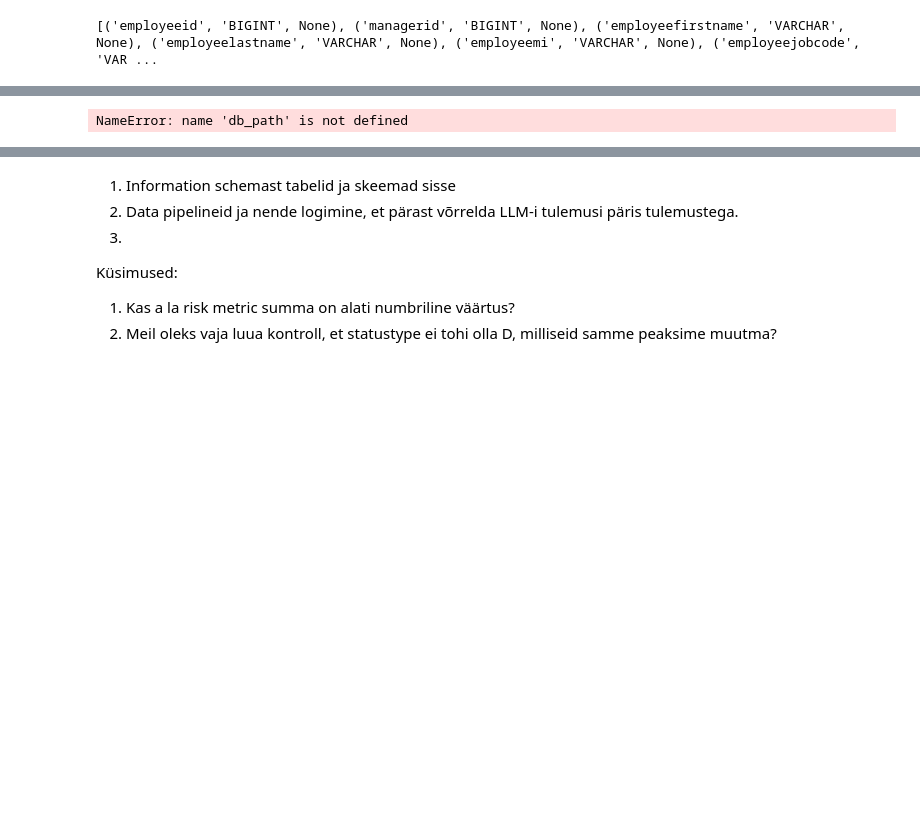
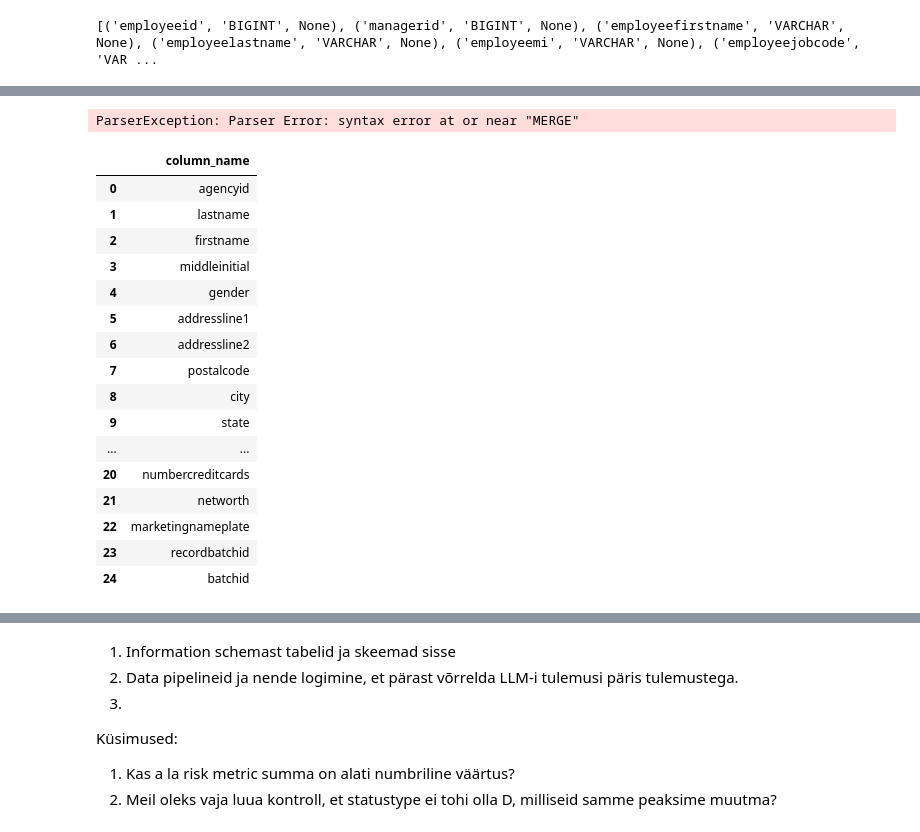
Before and after one commit to flipenstain/gov-rag, a Jupyter notebook: duck_db_step_by_step.ipynb, the cells around one changed output, grey strips where cells are left out. Saved outputs shown, nothing was run; the diff lists cells and outputs as text; code cells hidden in the pictures; blank space fills up the shorter version.

```diff
--- a/duck_db_step_by_step.ipynb
+++ b/duck_db_step_by_step.ipynb
@@ -312,6 +585,74 @@ con.close()
+# %%
+## täpselt ei tea, mille järgi tuvastada ridu - st kas agency_id, firstname_lastname piisab
+con.sql("""
+MERGE INTO wh_db_stage.ProspectIncremental AS p
+USING temp_propect_marketingnameplate AS tp
+ON p.agencyid = tp.agencyid
+   AND p.lastname = tp.lastname
+   AND p.firstname = tp.firstname
+
+WHEN MATCHED THEN
+    UPDATE SET
+        p.middleinitial = tp.middleinitial,
+        p.gender = tp.gender,
+        p.addressline1 = tp.addressline1,
+        p.addressline2 = tp.addressline2,
+        p.postalcode = tp.postalcode,
+        p.city = tp.city,
+        p.state = tp.state,
+        p.country = tp.country,
+        p.phone = tp.phone,
+        p.income = tp.income,
+        p.numbercars = tp.numbercars,
+        p.numberchildren = tp.numberchildren,
+        p.maritalstatus = tp.maritalstatus,
+        p.age = tp.age,
+        p.creditrating = tp.creditrating,
+        p.ownorrentflag = tp.ownorrentflag,
+        p.employer = tp.employer,
+        p.numbercreditcards = tp.numbercreditcards,
+        p.networth = tp.networth,
+        p.marketingnameplate = tp.marketingnameplate,
+        p.recordbatchid = tp.recordbatchid,
+        p.batchid = tp.batchid
+
+WHEN NOT MATCHED THEN
+    INSERT (
+        agencyid, lastname, firstname, middleinitial, gender, addressline1,
+        addressline2, postalcode, city, state, country, phone, income,
+        numbercars, numberchildren, maritalstatus, age, creditrating,
+        ownorrentflag, employer, numbercreditcards, networth,
+        marketingnameplate, recordbatchid, batchid
+    )
+    VALUES (
+        tp.agencyid, tp.lastname, tp.firstname, tp.middleinitial, tp.gender, tp.addressline1,
+        tp.addressline2, tp.postalcode, tp.city, tp.state, tp.country, tp.phone, tp.income,
+        tp.numbercars, tp.numberchildren, tp.maritalstatus, tp.age, tp.creditrating,
+        tp.ownorrentflag, tp.employer, tp.numbercreditcards, tp.networth,
+        tp.marketingnameplate, tp.recordbatchid, tp.batchid
+    );
+""")
+# %% [output]
+ParserException: Parser Error: syntax error at or near "MERGE"
 # %%
 con = duckdb.connect(database=db_path)
 #con.sql("select * from sqlite_temp_schema ")
-con.sql("select * from information_schema.tables ")
+con.sql("select column_name from information_schema.columns where table_name = 'ProspectIncremental'").df()
 # %% [output]
-NameError: name 'db_path' is not defined
+|  | column_name |
+| 0 | agencyid |
+| 1 | lastname |
+| 2 | firstname |
+| 3 | middleinitial |
+| 4 | gender |
+| 5 | addressline1 |
+| 6 | addressline2 |
+| 7 | postalcode |
+| 8 | city |
+| 9 | state |
+| ... | ... |
+| 20 | numbercreditcards |
+| 21 | networth |
+| 22 | marketingnameplate |
+| 23 | recordbatchid |
+| 24 | batchid |
```
Also changed, not shown: parts of 15 cells of this notebook, 3 other files.
